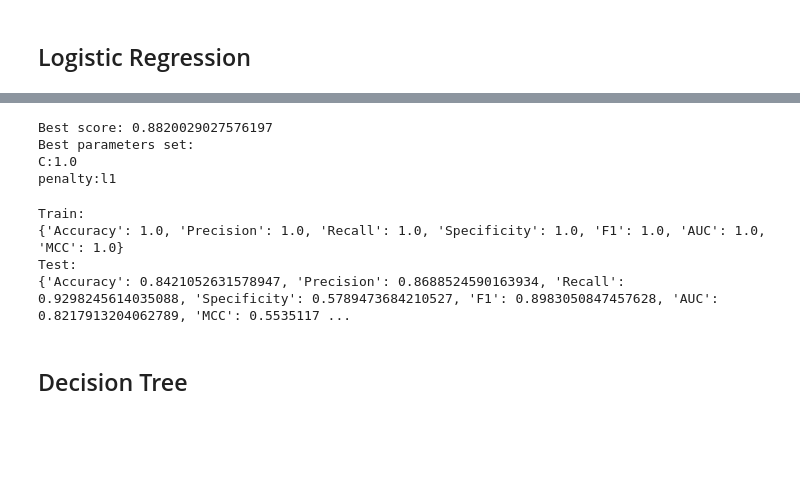
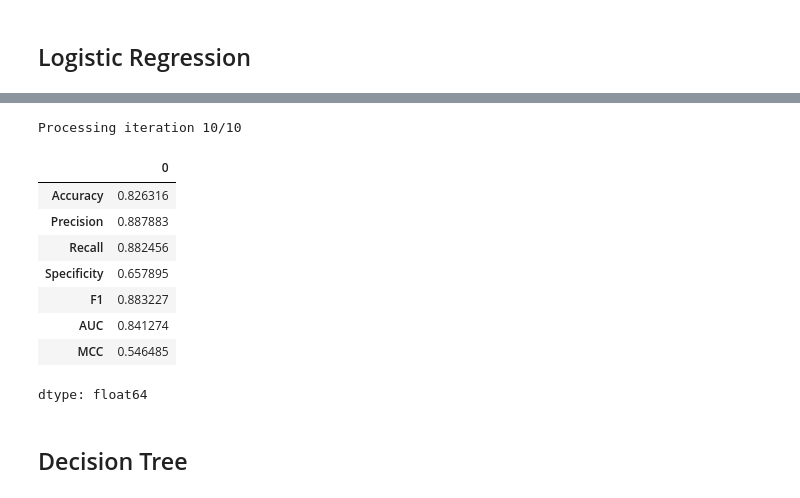
Before and after one commit to Durixas/Parkinson-s-Disease-Prediction-Code-and-Data-Repository, a Jupyter notebook: pre_agg.ipynb, the cells around one changed output, grey strips where cells are left out. Cells and saved outputs as stored; diff of their text form; code cells hidden in the pictures; blank space fills up the shorter version.

```diff
--- a/pre_agg.ipynb
+++ b/pre_agg.ipynb
@@ -191,3 +170,0 @@ synthetic_data
-# %%
-X_train, y_train = synthetic_data.drop(columns=['id']).iloc[:,:-1], synthetic_data.iloc[:,-1]
-groups = synthetic_data.id
@@ -225,11 +178,11 @@ def print_grid_search(gs):
     for param_name in sorted(best_parameters.keys()):
         print(param_name + ':' + str(best_parameters[param_name]))
 
-def get_metrics(model, mode = 'test'):
+def get_metrics(i, model, mode = 'test'):
     if mode == 'train':
-        X, y = X_train, y_train
+        X, y = X_train[i], y_train[i]
     elif mode == 'test':
-        X, y = X_test, y_test
+        X, y = X_test[i], y_test[i]
     results = {}
     y_pred = model.predict(X)
     y_pred_prob = model.predict_proba(X)[:, 1]
@@ -247,15 +200,12 @@ def get_metrics(model, mode = 'test'):
     results['MCC'] = matthews_corrcoef(y, y_pred)
     return results
 
-def get_results(model):
-    res1, res2 = get_metrics(model, mode='train'), get_metrics(model, mode='test')
-    print(f'Train:\n{res1}')
-    print(f'Test:\n{res2}')
-    return res1, res2
-
-def get_coma(model):
-    X, y = X_test, y_test
-    y_pred = model.predict(X)
-    return confusion_matrix(y, y_pred)
+def grid_search(i, model, params):
+    grid = GridSearchCV(model, params, cv=5)
+    grid.fit(X_train[i], y_train[i])
+    best = grid.best_estimator_
+    return get_metrics(i, best)
+# %%
+summary = dict()
 # %% [markdown]
 ## Logistic Regression
@@ -273,15 +211,0 @@ GridSearchCV(cv=5,
-# %%
-print_grid_search(grid_lr)
-# %% [output]
-Best score: 0.8820029027576197
-Best parameters set:
-C:1.0
-penalty:l1
-# %%
-best_lr = grid_lr.best_estimator_
-res_lr_train, res_lr_test = get_results(best_lr)
-# %% [output]
-Train:
-{'Accuracy': 1.0, 'Precision': 1.0, 'Recall': 1.0, 'Specificity': 1.0, 'F1': 1.0, 'AUC': 1.0, 'MCC': 1.0}
-Test:
-{'Accuracy': 0.8421052631578947, 'Precision': 0.8688524590163934, 'Recall': 0.9298245614035088, 'Specificity': 0.5789473684210527, 'F1': 0.8983050847457628, 'AUC': 0.8217913204062789, 'MCC': 0.5535117 ...
@@ -291,2 +212,32 @@ df_test_result = pd.DataFrame(res_lr_test, index=['Logistic Regression'])
+# %%
+params = {
+    'C': [0.01, 0.1, 1.0],
+    'penalty': ['l1', 'l2']
+}
+
+results = defaultdict(list)
+
+for i in range(10):
+    print(f"\rProcessing iteration {i+1}/10", end='', flush=True)
+    metrics = grid_search(i, LogisticRegression(solver='liblinear', random_state=42), params)
+    for key, value in metrics.items():
+        results[key].append(value)
+
+results = dict(results)
+summary['Logistic Regression'] = results
+# %% [output]
+Processing iteration 10/10
+# %%
+pd.DataFrame(summary['Logistic Regression']).mean()
+# %% [output]
+|  | 0 |
+| Accuracy | 0.826316 |
+| Precision | 0.887883 |
+| Recall | 0.882456 |
+| Specificity | 0.657895 |
+| F1 | 0.883227 |
+| AUC | 0.841274 |
+| MCC | 0.546485 |
+dtype: float64
 # %% [markdown]
 ## Decision Tree
```
Also changed, not shown: parts of 75 cells of this notebook.
